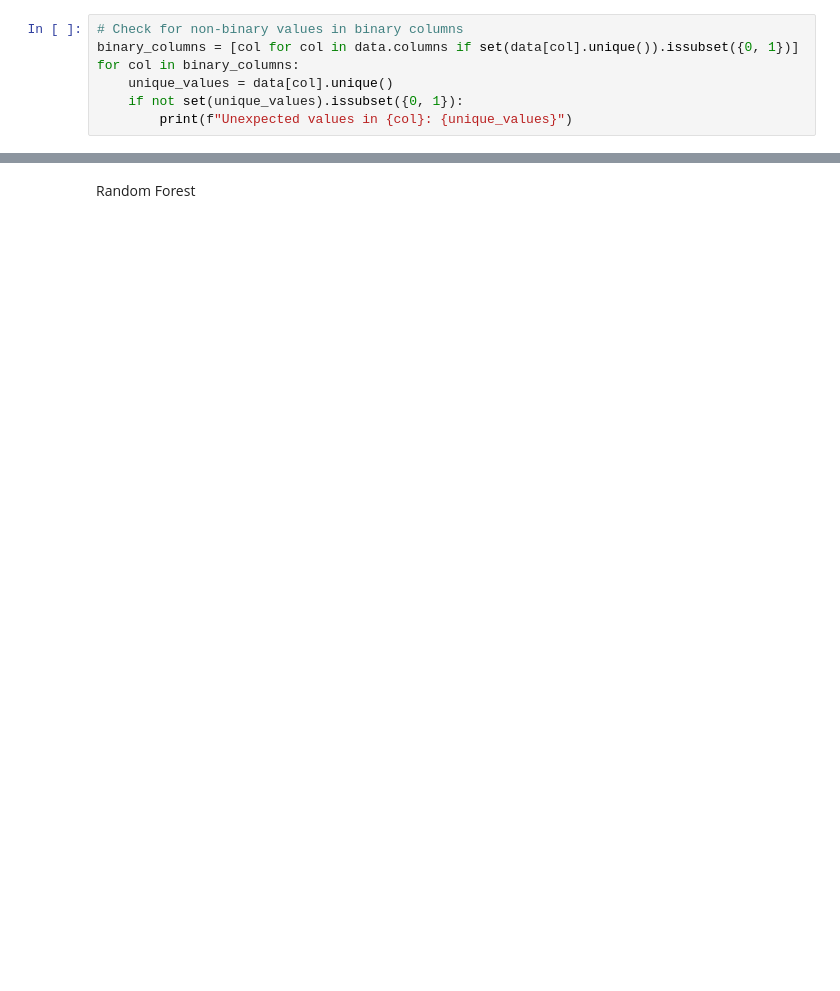
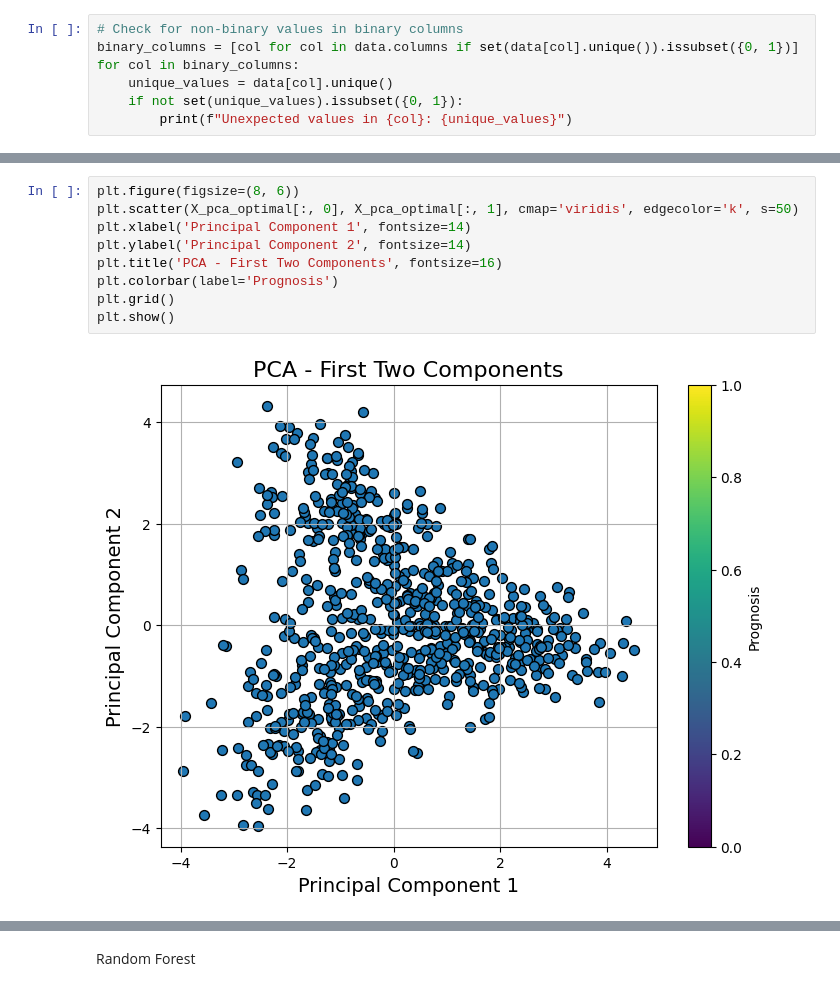
Before and after one commit to Sachinthana-Pathiranage/Sri-Ayu-Ayurvedic-Care, a Jupyter notebook: Notebooks/FESymptoms.ipynb, the cells around one changed output, grey strips where cells are left out. Cells and saved outputs as stored; diff of their text form; blank space fills up the shorter version.

```diff
--- a/Notebooks/FESymptoms.ipynb
+++ b/Notebooks/FESymptoms.ipynb
@@ -289,0 +313,11 @@ print(f'Shape of dataset after PCA: {X_pca_optimal.shape}')
+# %%
+plt.figure(figsize=(8, 6))
+plt.scatter(X_pca_optimal[:, 0], X_pca_optimal[:, 1], cmap='viridis', edgecolor='k', s=50)
+plt.xlabel('Principal Component 1', fontsize=14)
+plt.ylabel('Principal Component 2', fontsize=14)
+plt.title('PCA - First Two Components', fontsize=16)
+plt.colorbar(label='Prognosis')
+plt.grid()
+plt.show()
+# %% [output]
+[figure, added]
```
Also changed, not shown: parts of 19 cells of this notebook.
